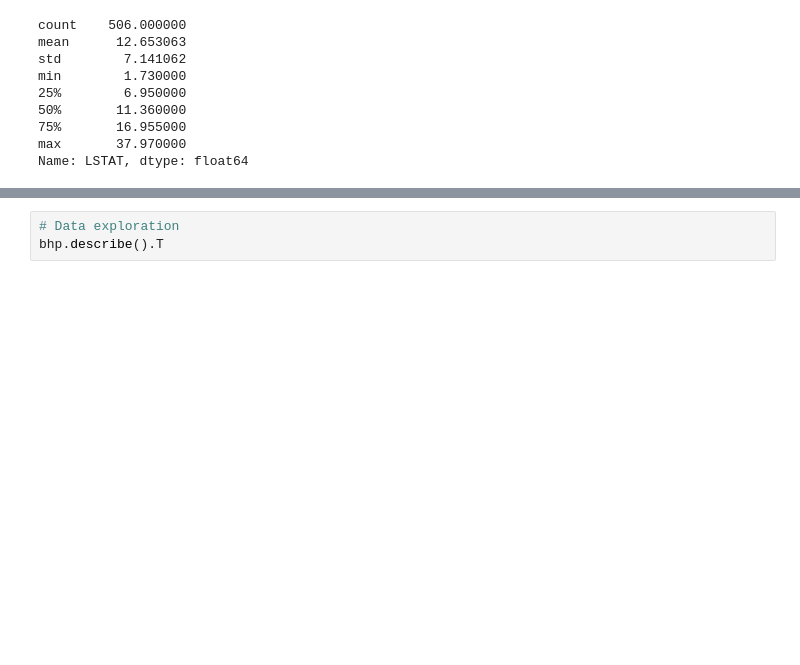
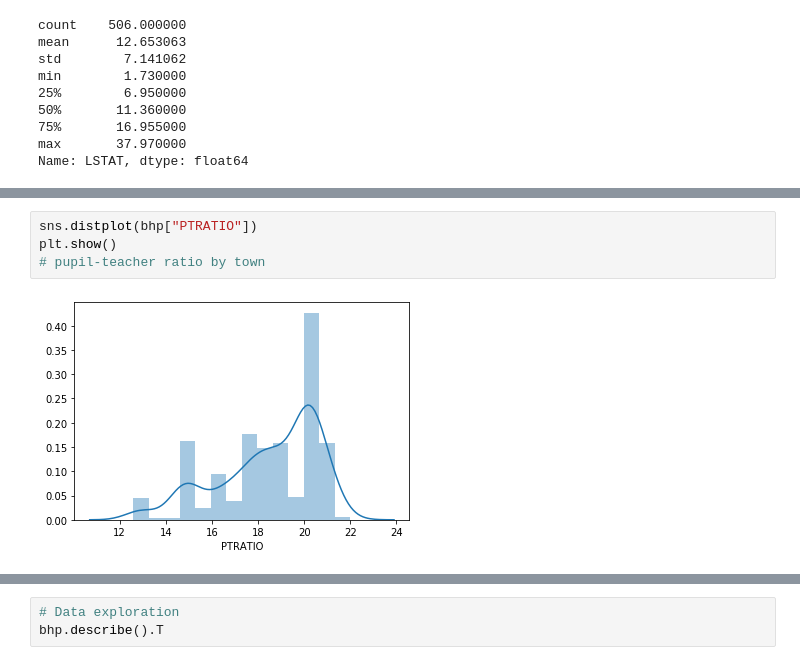
Before and after one commit to Carloselrecharlie/Boston_House_Prices_Analysis, a Jupyter notebook: Analysis of Boston House Prices dataset.ipynb, the cells around one changed output, grey strips where cells are left out. Saved outputs shown, nothing was run; the diff lists cells and outputs as text; blank space fills up the shorter version.

```diff
--- a/Analysis of Boston House Prices dataset.ipynb
+++ b/Analysis of Boston House Prices dataset.ipynb
@@ -256,0 +219,6 @@ It has a bell-like shape typical from the normal distribution. The shape of the
+# %%
+sns.distplot(bhp["PTRATIO"])
+plt.show()
+# pupil-teacher ratio by town
+# %% [output]
+[figure, added]
```
Also changed, not shown: parts of 40 cells of this notebook.
